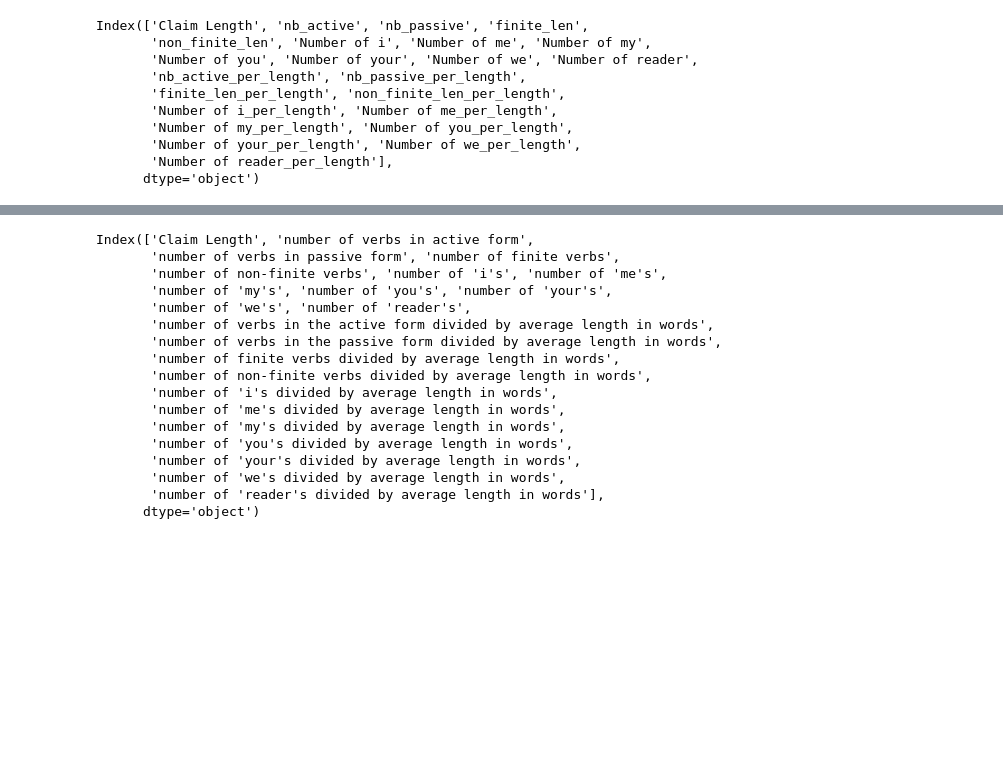
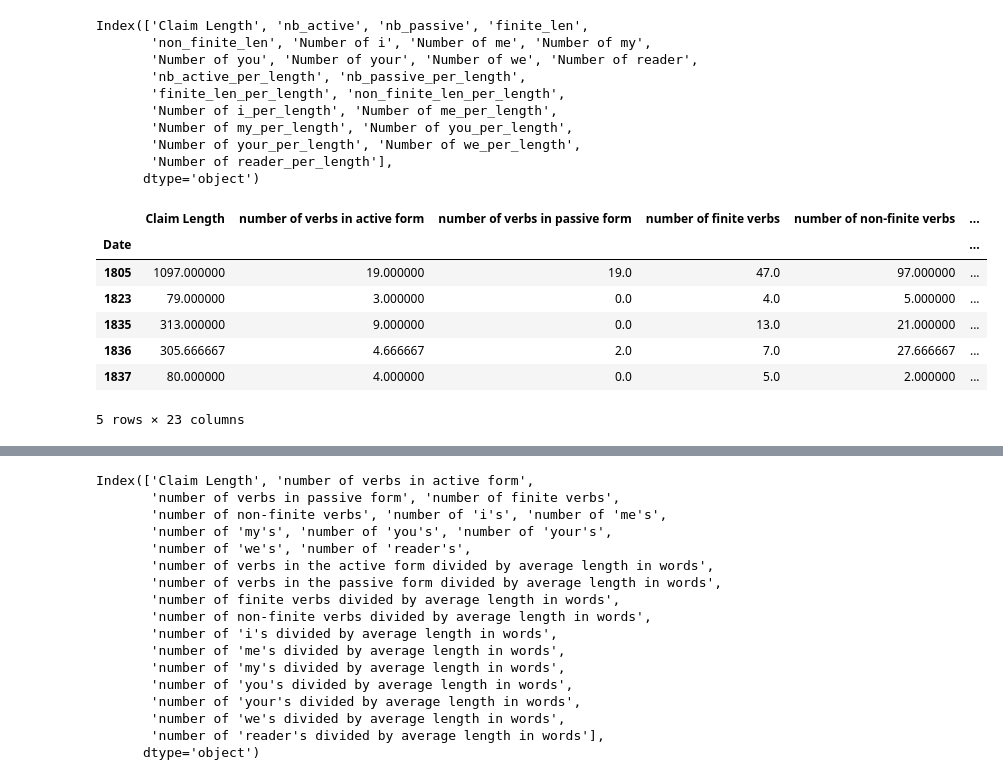
Before and after one commit to aaag97/PatentAnalysis, a Jupyter notebook: OCRAndLanguageAnalysis/NLP Analysis.ipynb, the cells around one changed output, grey strips where cells are left out. Saved outputs shown, nothing was run; the diff lists cells and outputs as text; code cells hidden in the pictures; blank space fills up the shorter version.

```diff
--- a/OCRAndLanguageAnalysis/NLP Analysis.ipynb
+++ b/OCRAndLanguageAnalysis/NLP Analysis.ipynb
@@ -486,3 +486,6 @@ autocorrected_claims_df = autocorrected_claims_df.apply(add_pronoun_columns,axis
 # %%
 claims_df.to_pickle('pickles/claims_add.pkl')
 autocorrected_claims_df.to_pickle('pickles/autocorrected_claims_add.pkl')
+# %%
+claims_df = pd.read_pickle('pickles/claims_add.pkl')
+autocorrected_claims_df = pd.read_pickle('pickles/autocorrected_claims_add.pkl')
@@ -571,6 +583,17 @@ proper_column_names = {'nb_active': 'Number of verbs in active form',
        'Number of reader_per_length': 'Number of \'reader\'s divided by average length in words'}
 grouped_claims = grouped_claims.rename(columns=proper_column_names)
 grouped_autocorrected_claims = grouped_autocorrected_claims.rename(columns=proper_column_names)
+# %%
+grouped_claims.head()
+# %% [output]
+|  | Claim Length | number of verbs in active form | number of verbs in passive form | number of finite verbs | number of non-finite verbs | ... |
+| Date |  |  |  |  |  | ... |
+| 1805 | 1097.000000 | 19.000000 | 19.0 | 47.0 | 97.000000 | ... |
+| 1823 | 79.000000 | 3.000000 | 0.0 | 4.0 | 5.000000 | ... |
+| 1835 | 313.000000 | 9.000000 | 0.0 | 13.0 | 21.000000 | ... |
+| 1836 | 305.666667 | 4.666667 | 2.0 | 7.0 | 27.666667 | ... |
+| 1837 | 80.000000 | 4.000000 | 0.0 | 5.0 | 2.000000 | ... |
+5 rows × 23 columns
 # %%
 proper_column_names_lower = {v:v.lower() for k,v in proper_column_names.items()}
 grouped_claims = grouped_claims.rename(columns=proper_column_names_lower)
```
Also changed, not shown: parts of 3 cells of this notebook, 7 other files.
